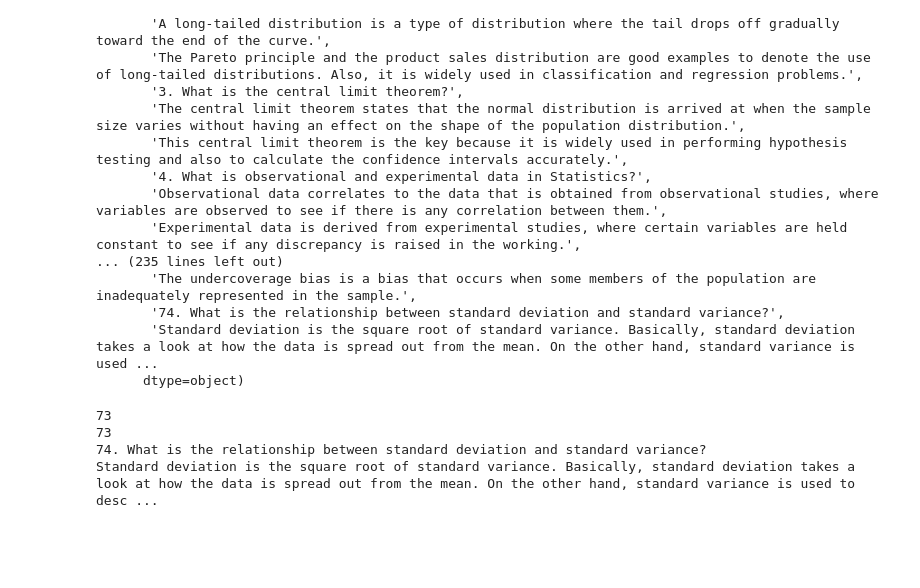
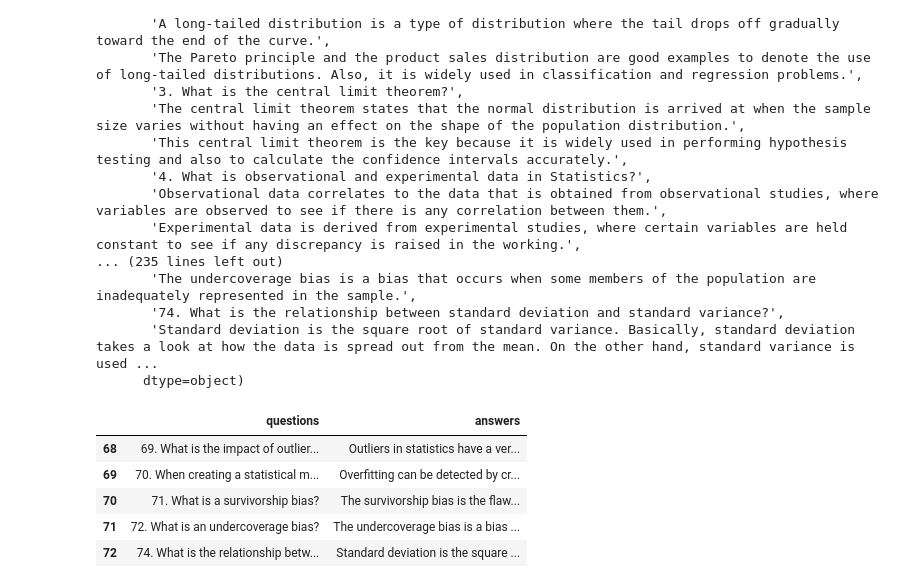
Before and after one commit to GentlemanFrog/Random_projects_python, a Jupyter notebook: Ranodom_jupiters_notes/Web_scraping_data/scrapping_test_formating.ipynb, the cells around one changed output. Drawn from its saved outputs; the diff is of its cells as text; code cells hidden in the pictures; blank space fills up the shorter version.

Commit message:
Update, on separation function
Added the try catch for the lists if they differ in length or the created dict is not properly created and first statment dont catch it.

```diff
--- a/Ranodom_jupiters_notes/Web_scraping_data/scrapping_test_formating.ipynb
+++ b/Ranodom_jupiters_notes/Web_scraping_data/scrapping_test_formating.ipynb
@@ -82,19 +82,25 @@ if rows_without_digits:
 #print(f'List of answers: {answer_list}')
 
 # Saving the results to the data frame with the questions in one column an the answers in another:
-print(len(rows_with_digits))
-print(len(answer_list))
+# Checking if the answers and question list are  matching in lenght:
+try:
+    if len(rows_with_digits) == len(answer_list):
+        # creating the dict for pandas:
+        qa_dict_to_df = {'questions': rows_with_digits, 'answers': answer_list}
+except ValueError:
+    print("Lengths of provieded data frame differ in length, separation faild")
 
-print(rows_with_digits[72])
-print(answer_list[72])
-# creating the dict for pandas:
-qa_dict_to_df = {'questions': rows_with_digits, 'answers': answer_list}
-#print(qa_dict_to_df)
-
-#df_separated_qa = pd.DataFrame(qa_dict_to_df)
-#df_separated_qa.head()
+try:
+    # creating df from dict
+    df_separated_qa = pd.DataFrame(qa_dict_to_df)
+except (TypeError, KeyError):
+    print("Creating of dataframe with answer, failed, check the dict used to creating the df, or the lists with answers")
-# %% [output]
-73
-73
-74. What is the relationship between standard deviation and standard variance?
-Standard deviation is the square root of standard variance. Basically, standard deviation takes a look at how the data is spread out from the mean. On the other hand, standard variance is used to desc ...
+# %%
+df_separated_qa.tail()
+# %% [output]
+|  | questions | answers |
+| 68 | 69. What is the impact of outlier... | Outliers in statistics have a ver... |
+| 69 | 70. When creating a statistical m... | Overfitting can be detected by cr... |
+| 70 | 71. What is a survivorship bias? | The survivorship bias is the flaw... |
+| 71 | 72. What is an undercoverage bias? | The undercoverage bias is a bias ... |
+| 72 | 74. What is the relationship betw... | Standard deviation is the square ... |
```
